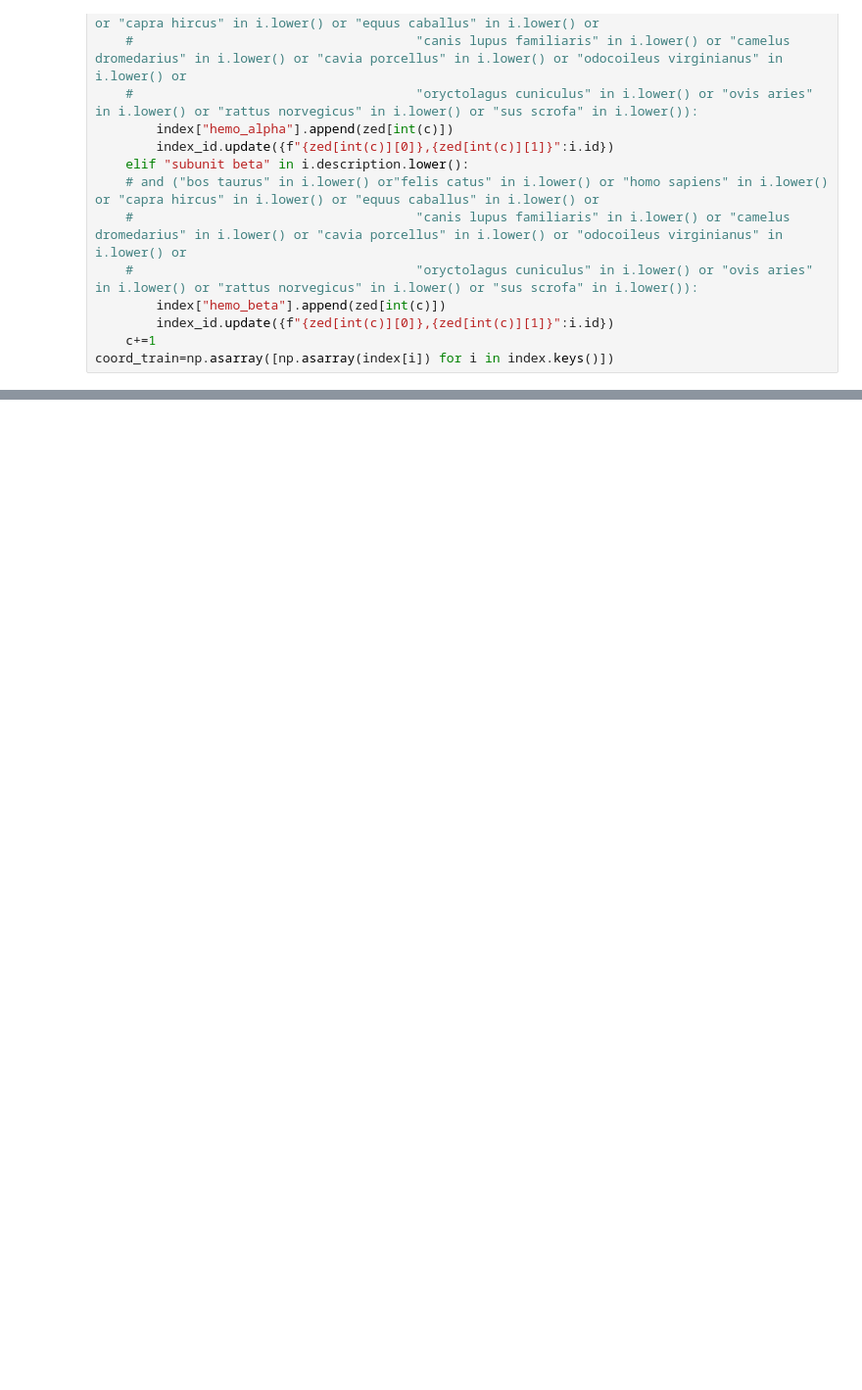
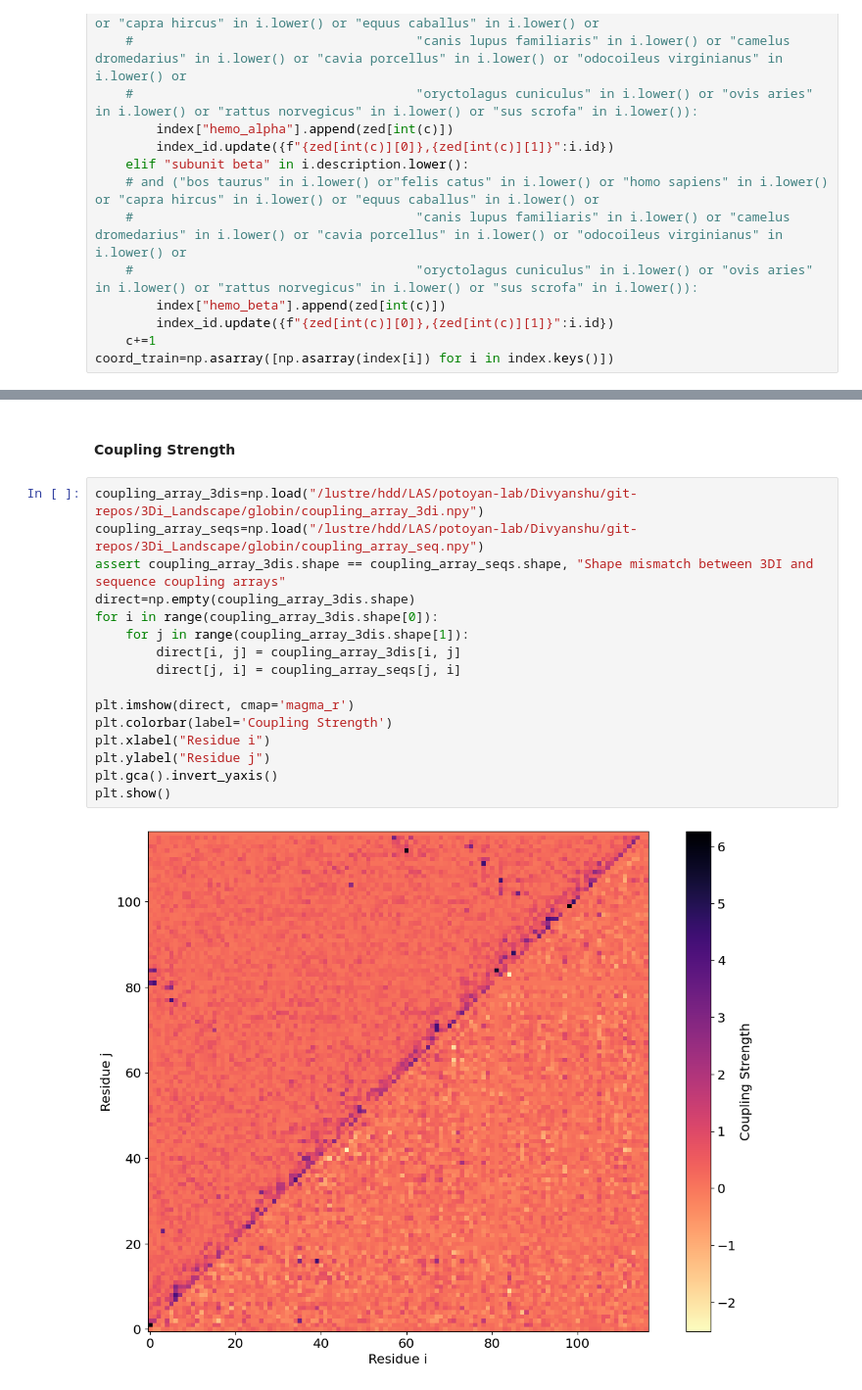
Before and after one commit to PotoyanGroup/3Di-DCA-Landscape, a Jupyter notebook: Analysis.ipynb, the cells around one changed output, grey strips where cells are left out. Shown at 98% size. Cells and saved outputs as stored; diff of their text form; blank space fills up the shorter version.

```diff
--- a/Analysis.ipynb
+++ b/Analysis.ipynb
@@ -189,0 +245,20 @@ plt.show()
+# %% [markdown]
+#### Coupling Strength ####
+# %%
+coupling_array_3dis=np.load("/lustre/hdd/LAS/potoyan-lab/Divyanshu/git-repos/3Di_Landscape/globin/coupling_array_3di.npy")
+coupling_array_seqs=np.load("/lustre/hdd/LAS/potoyan-lab/Divyanshu/git-repos/3Di_Landscape/globin/coupling_array_seq.npy")
+assert coupling_array_3dis.shape == coupling_array_seqs.shape, "Shape mismatch between 3DI and sequence coupling arrays"
+direct=np.empty(coupling_array_3dis.shape)
+for i in range(coupling_array_3dis.shape[0]):
+    for j in range(coupling_array_3dis.shape[1]):
+        direct[i, j] = coupling_array_3dis[i, j]
+        direct[j, i] = coupling_array_seqs[j, i]
+
+plt.imshow(direct, cmap='magma_r')
+plt.colorbar(label='Coupling Strength')
+plt.xlabel("Residue i")
+plt.ylabel("Residue j")
+plt.gca().invert_yaxis()
+plt.show()
+# %% [output]
+[figure, added]
```
Also changed, not shown: parts of 11 cells of this notebook, 7 other files.
